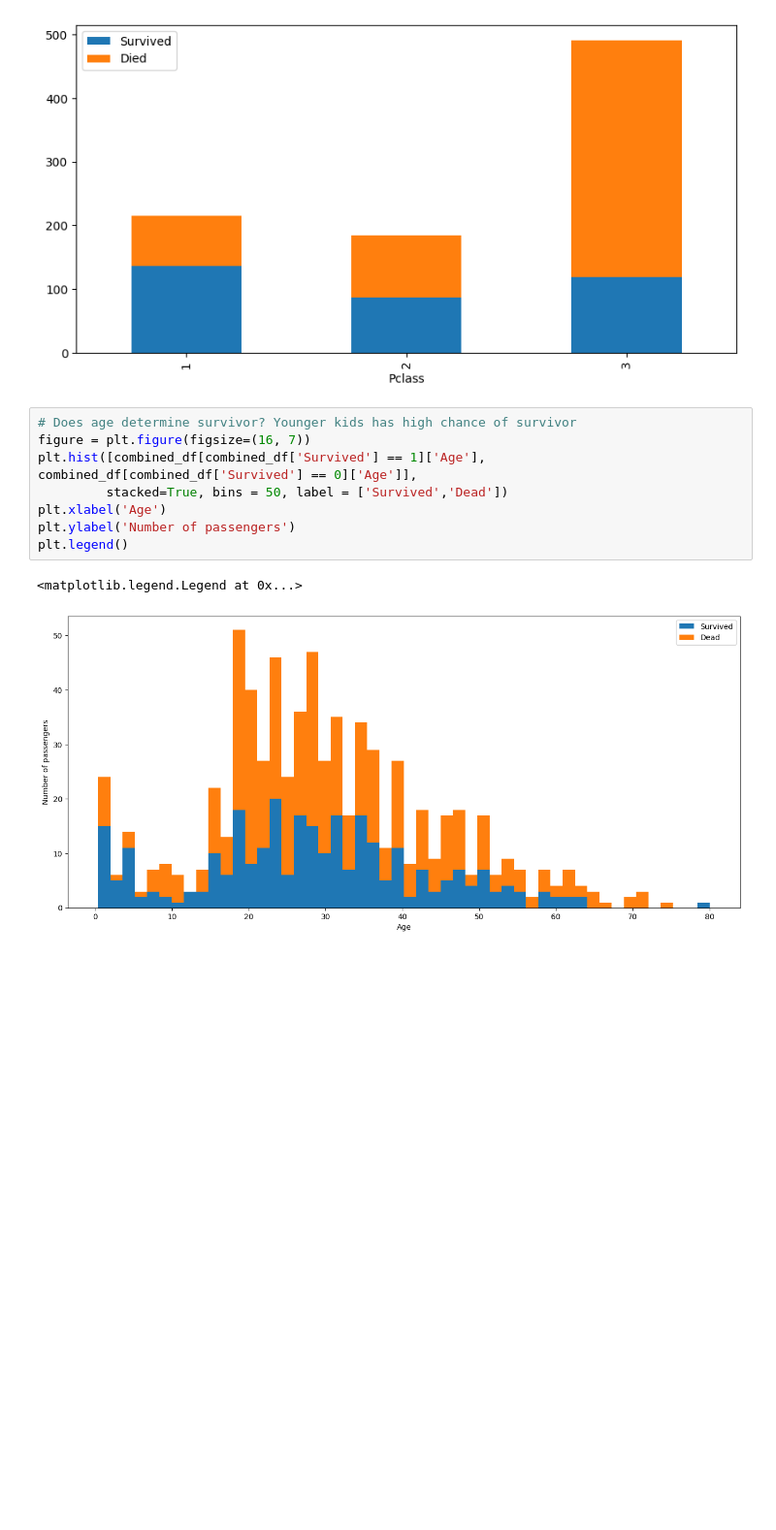
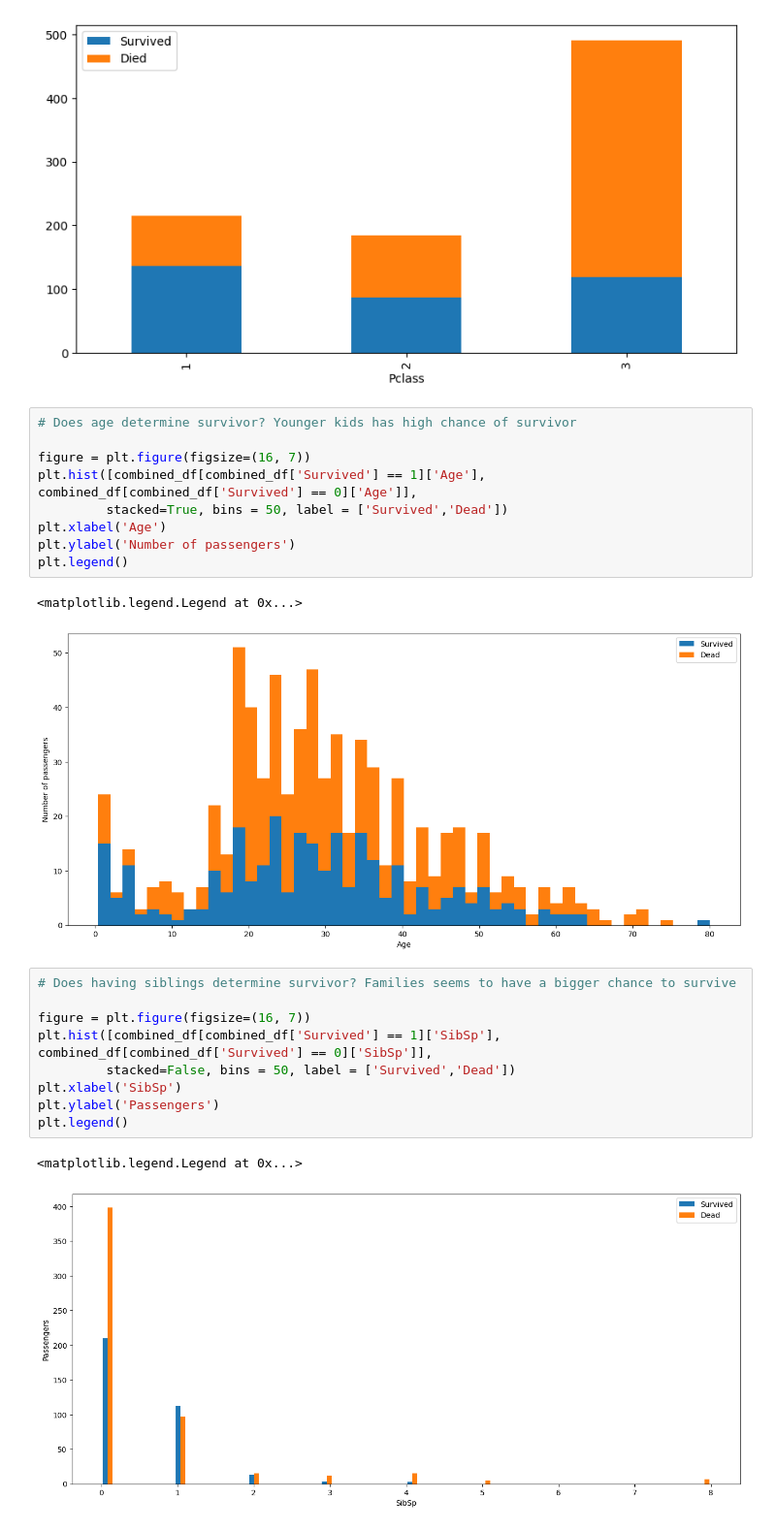
Before and after one commit to d3smondwong/Kaggle-Titanic---Predict-survival, a Jupyter notebook: Kaggle Titanic Predict survival.ipynb, the cells around one changed output. Shown: that part at 97% size. Drawn from its saved outputs; the diff is of its cells as text; blank space fills up the shorter version.

```diff
--- a/Kaggle Titanic Predict survival.ipynb
+++ b/Kaggle Titanic Predict survival.ipynb
@@ -87,6 +87,7 @@ combined_df.groupby('Pclass').agg('sum')[['Survived', 'Died']].plot(kind='bar',
 [figure]
 # %%
 # Does age determine survivor? Younger kids has high chance of survivor
+
 figure = plt.figure(figsize=(16, 7))
 plt.hist([combined_df[combined_df['Survived'] == 1]['Age'], combined_df[combined_df['Survived'] == 0]['Age']],
          stacked=True, bins = 50, label = ['Survived','Dead'])
@@ -96,3 +97,15 @@ plt.legend()
 # %% [output]
 <matplotlib.legend.Legend at 0x...>
 [figure]
+# %%
+# Does having siblings determine survivor? Families seems to have a bigger chance to survive
+
+figure = plt.figure(figsize=(16, 7))
+plt.hist([combined_df[combined_df['Survived'] == 1]['SibSp'], combined_df[combined_df['Survived'] == 0]['SibSp']],
+         stacked=False, bins = 50, label = ['Survived','Dead'])
+plt.xlabel('SibSp')
+plt.ylabel('Passengers')
+plt.legend()
+# %% [output]
+<matplotlib.legend.Legend at 0x...>
+[figure, added]
```
Also changed, not shown: parts of 25 cells of this notebook.
